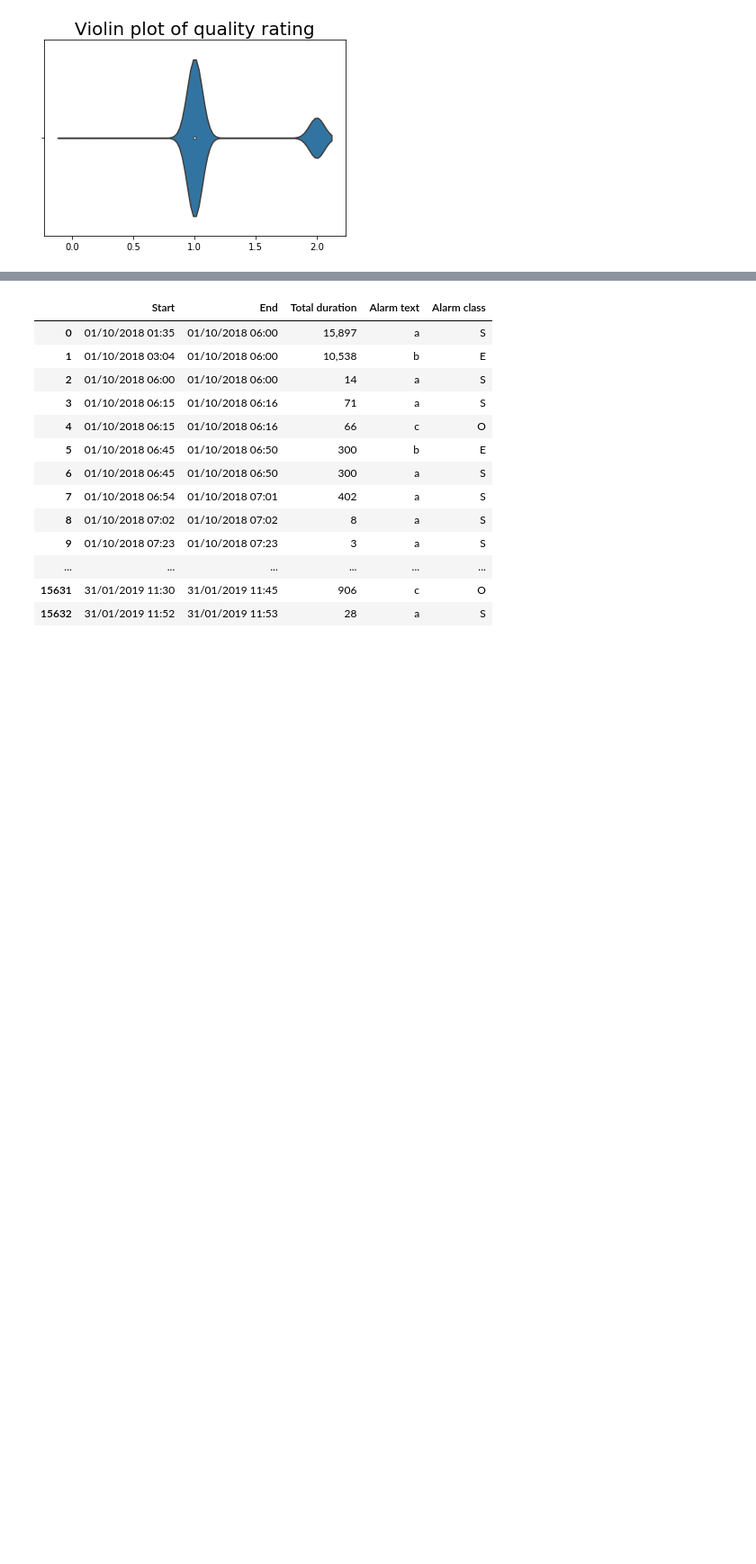
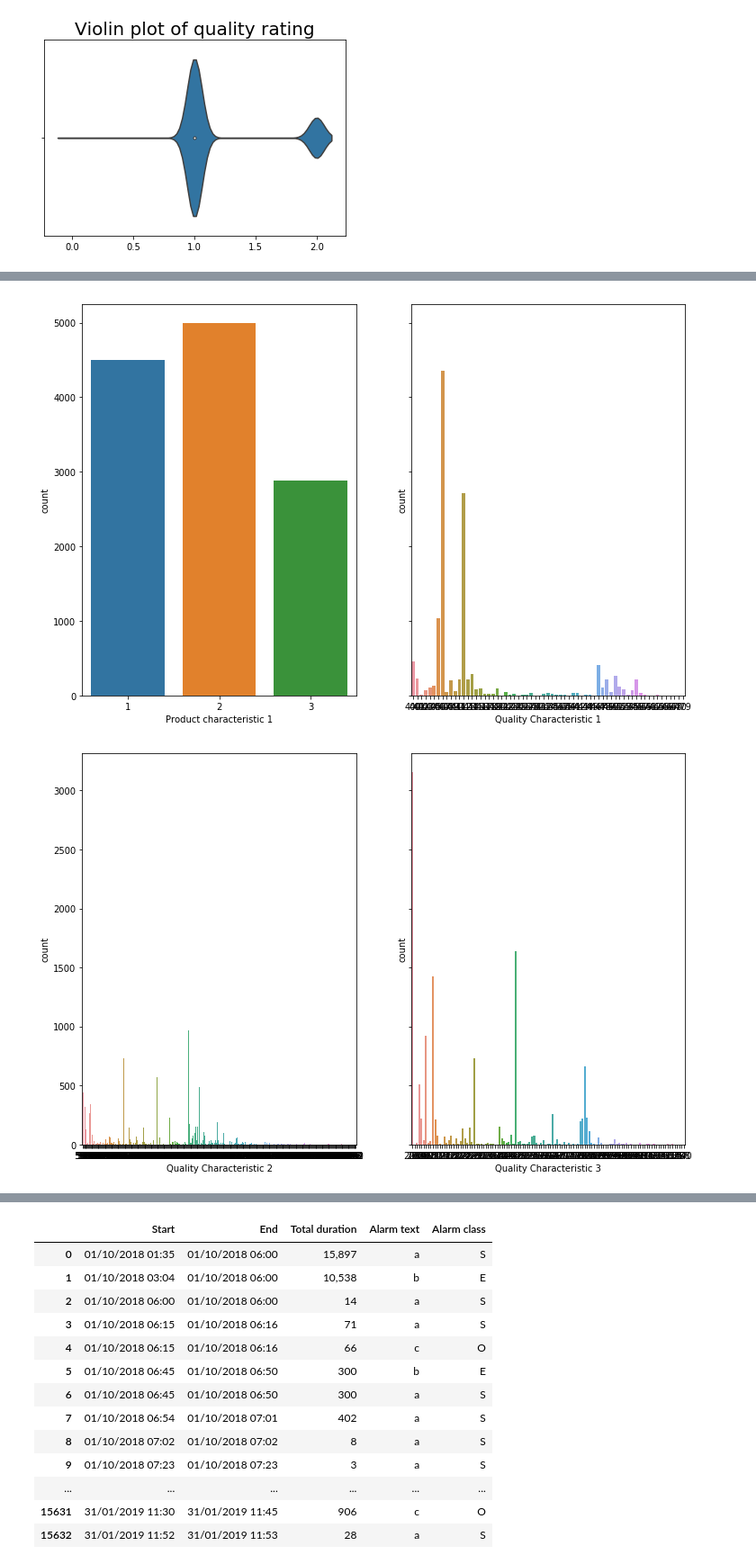
Before and after one commit to jetsaltydog/MINI_project, a Jupyter notebook: mini_data.ipynb, the cells around one changed output, grey strips where cells are left out. Shown at 90% size. Drawn from its saved outputs; the diff is of its cells as text; code cells hidden in the pictures; blank space fills up the shorter version.

```diff
--- a/mini_data.ipynb
+++ b/mini_data.ipynb
@@ -137,0 +219,17 @@ Text(0.5,1,'Violin plot of quality rating')
+# %%
+# Count of each label in each category
+data = new_quality.iloc[:, 1:15]
+
+#names of all the columns
+cols = data.columns
+
+#Plot count plot for all attributes in a 29x4 grid
+n_cols = 2
+n_rows = 7
+for i in range(n_rows):
+    fg,ax = plt.subplots(nrows=1,ncols=n_cols,sharey=True,figsize=(12, 8))
+    for j in range(n_cols):
+        sns.countplot(x=cols[i*n_cols+j], data=data, ax=ax[j])
+# %% [output]
+[figure, added]
+[figure, added]
```
Also changed, not shown: parts of 24 cells of this notebook.
